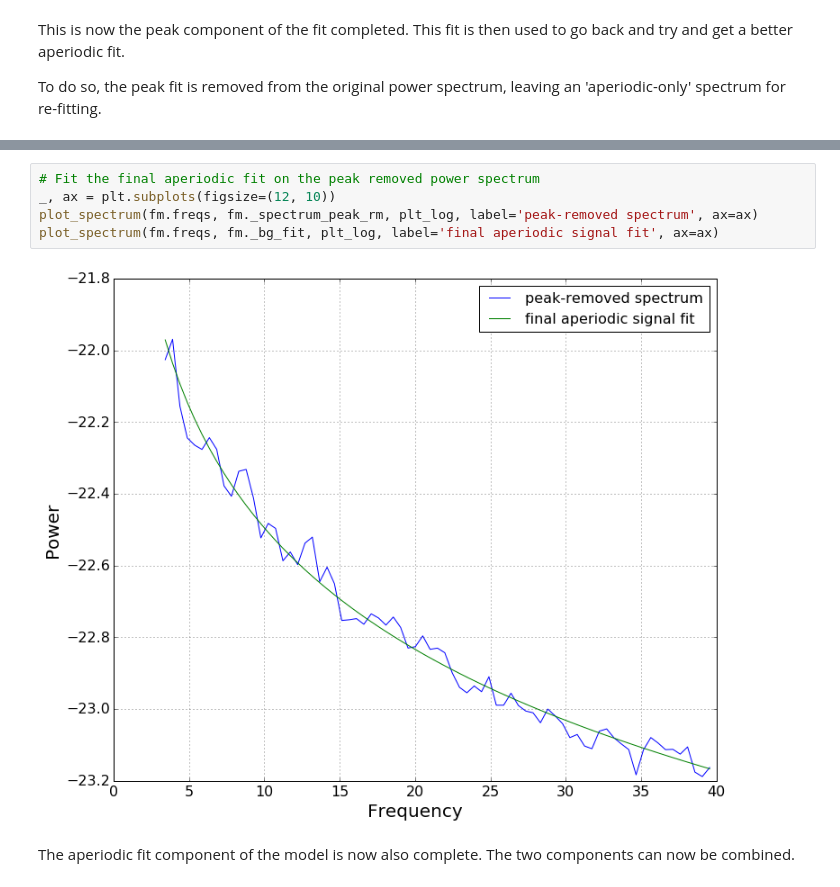
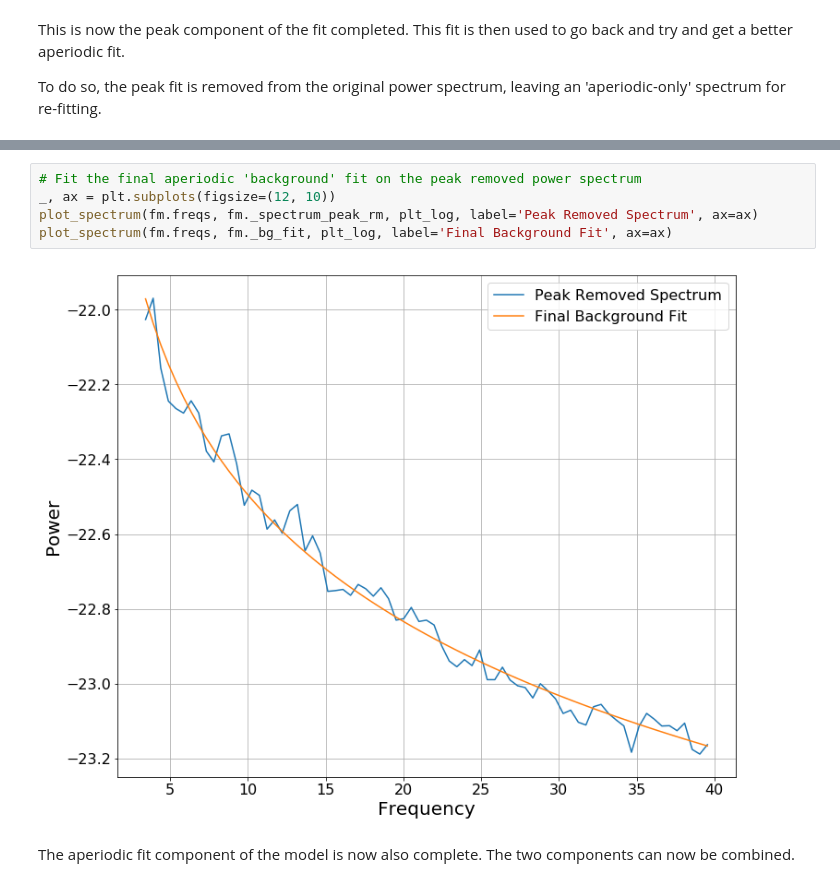
Before and after one commit to fooof-tools/fooof, a Jupyter notebook: tutorial/03-FOOOFAlgorithm.ipynb, the cells around one changed output, grey strips where cells are left out. Drawn from its saved outputs; the diff is of its cells as text.

```diff
--- a/tutorial/03-FOOOFAlgorithm.ipynb
+++ b/tutorial/03-FOOOFAlgorithm.ipynb
@@ -100,10 +102,10 @@ plot_spectrum(fm.freqs, fm._spectrum_peak_rm, plt_log, label='peak removed spect
 # %%
-# Fit the final aperiodic fit on the peak removed power spectrum
+# Fit the final aperiodic 'background' fit on the peak removed power spectrum
 _, ax = plt.subplots(figsize=(12, 10))
-plot_spectrum(fm.freqs, fm._spectrum_peak_rm, plt_log, label='peak-removed spectrum', ax=ax)
-plot_spectrum(fm.freqs, fm._bg_fit, plt_log, label='final aperiodic signal fit', ax=ax)
+plot_spectrum(fm.freqs, fm._spectrum_peak_rm, plt_log, label='Peak Removed Spectrum', ax=ax)
+plot_spectrum(fm.freqs, fm._bg_fit, plt_log, label='Final Background Fit', ax=ax)
 # %% [output]
-[figure, old version]
+[figure, new version]
 # %% [markdown]
 The aperiodic fit component of the model is now also complete. The two components can now be combined.
 # %%
```
Also changed, not shown: parts of 12 cells of this notebook.
